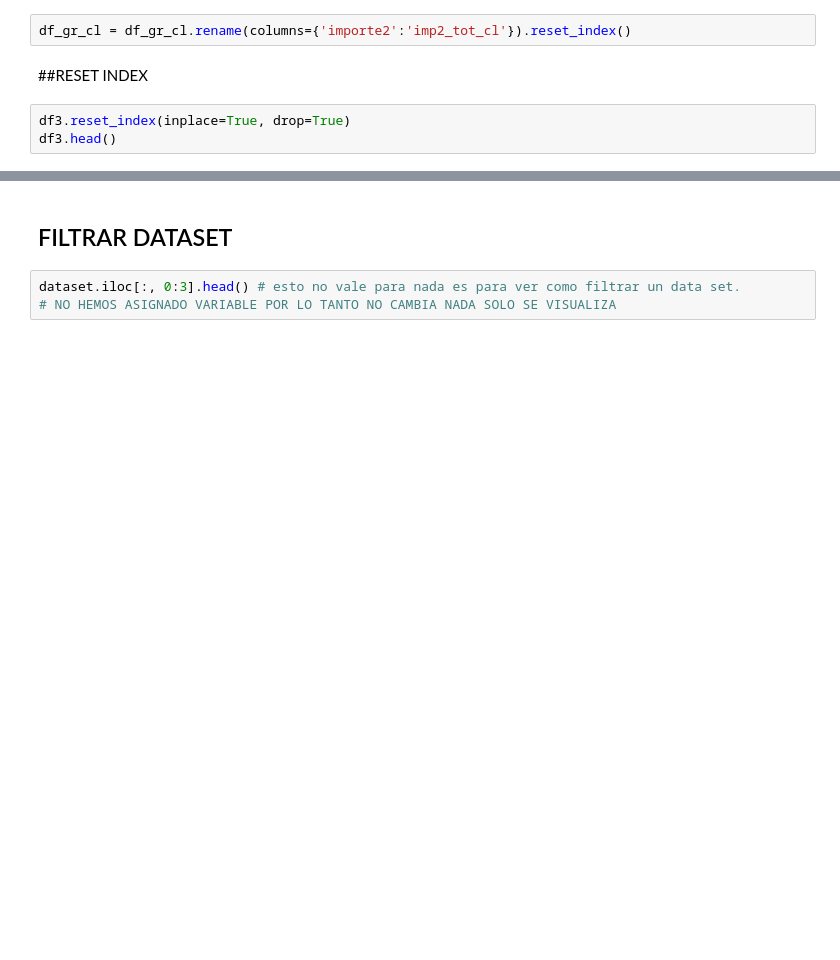
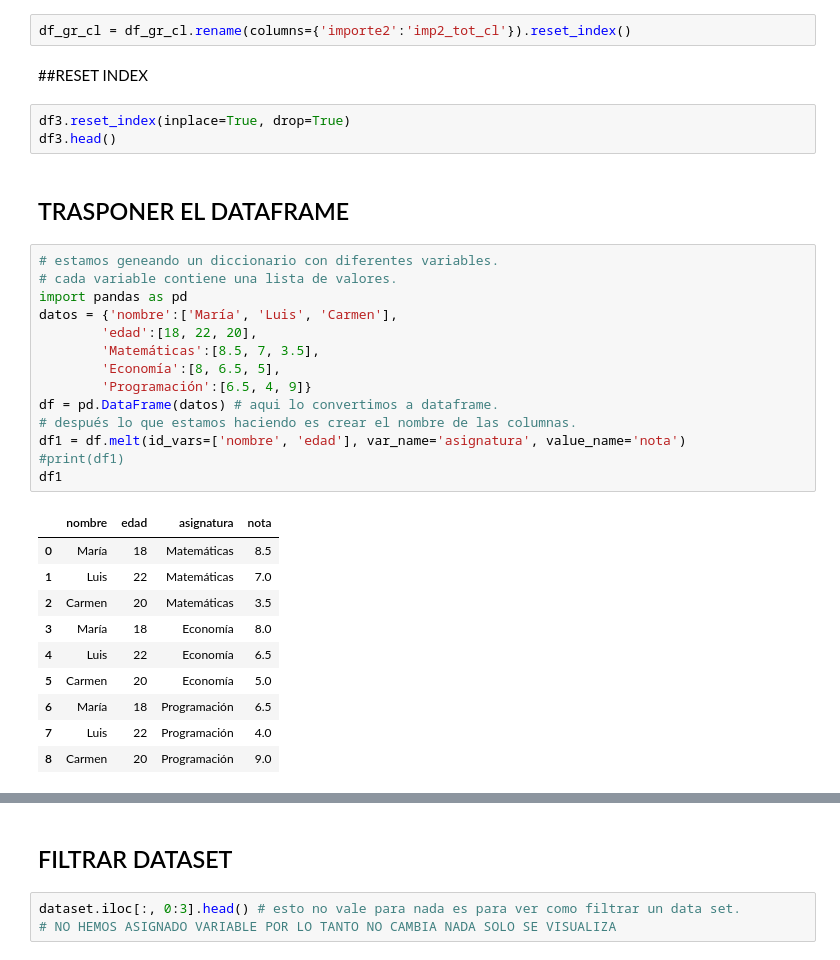
Before and after one commit to pacomm5/Plantillas, a Jupyter notebook: plantilla preprocesado.ipynb, the cells around one changed output, grey strips where cells are left out. Cells and saved outputs as stored; diff of their text form; blank space fills up the shorter version.

```diff
--- a/plantilla preprocesado.ipynb
+++ b/plantilla preprocesado.ipynb
@@ -157,3 +174,30 @@ df_gr_cl = df_gr_cl.rename(columns={'importe2':'imp2_tot_cl'}).reset_index()
 # %%
 df3.reset_index(inplace=True, drop=True)
 df3.head()
+# %% [markdown]
+## TRASPONER EL DATAFRAME
+# %%
+# estamos geneando un diccionario con diferentes variables.
+# cada variable contiene una lista de valores.
+import pandas as pd
+datos = {'nombre':['María', 'Luis', 'Carmen'],
+        'edad':[18, 22, 20],
+        'Matemáticas':[8.5, 7, 3.5],
+        'Economía':[8, 6.5, 5],
+        'Programación':[6.5, 4, 9]}
+df = pd.DataFrame(datos) # aqui lo convertimos a dataframe.
+# después lo que estamos haciendo es crear el nombre de las columnas.
+df1 = df.melt(id_vars=['nombre', 'edad'], var_name='asignatura', value_name='nota')
+#print(df1)
+df1
+# %% [output]
+|  | nombre | edad | asignatura | nota |
+| 0 | María | 18 | Matemáticas | 8.5 |
+| 1 | Luis | 22 | Matemáticas | 7.0 |
+| 2 | Carmen | 20 | Matemáticas | 3.5 |
+| 3 | María | 18 | Economía | 8.0 |
+| 4 | Luis | 22 | Economía | 6.5 |
+| 5 | Carmen | 20 | Economía | 5.0 |
+| 6 | María | 18 | Programación | 6.5 |
+| 7 | Luis | 22 | Programación | 4.0 |
+| 8 | Carmen | 20 | Programación | 9.0 |
```
Also changed, not shown: parts of 10 cells of this notebook.
